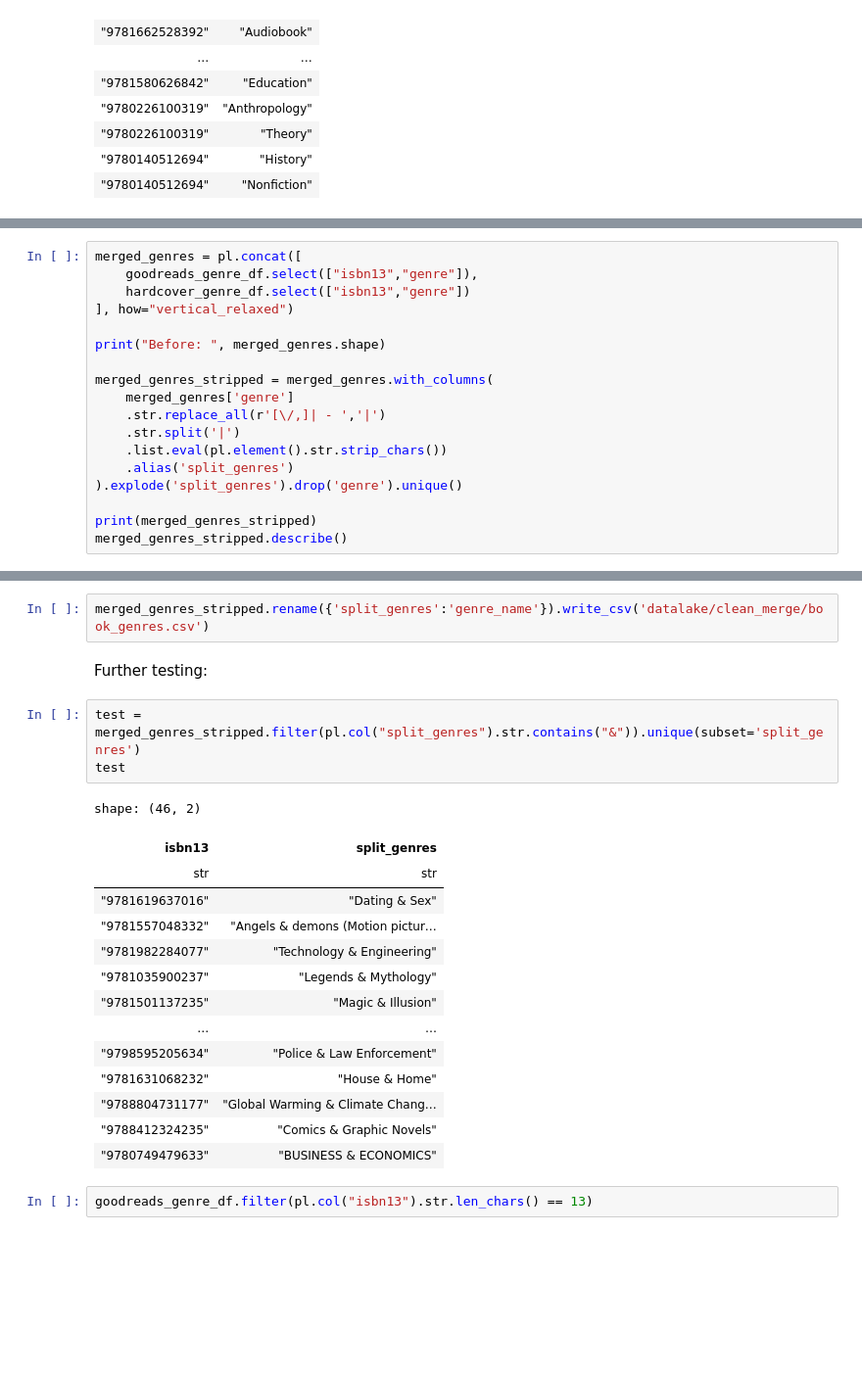
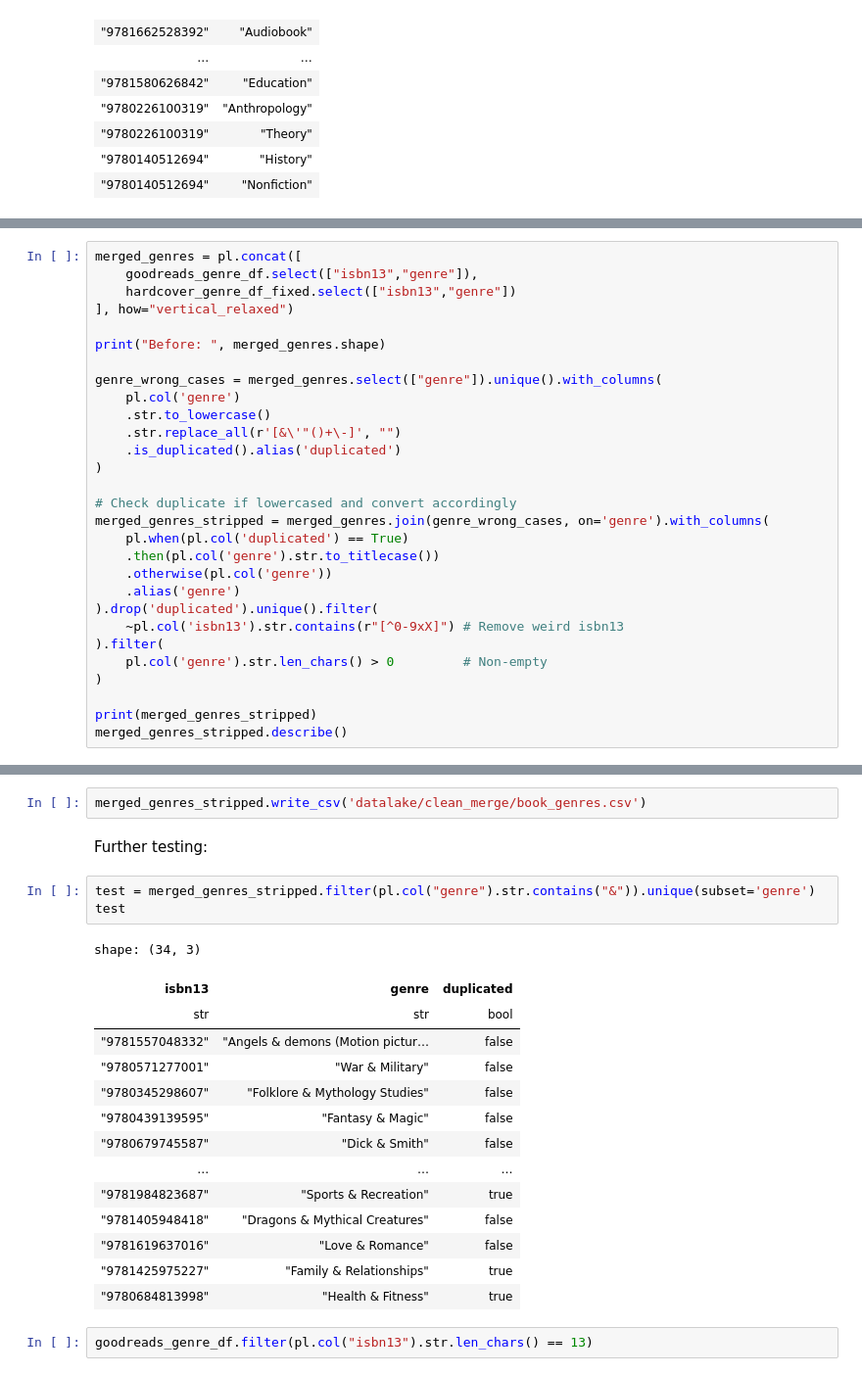
Before and after one commit to hwangisgone/book-rec-2, a Jupyter notebook: data-pipeline/merge_clean.ipynb, the cells around one changed output, grey strips where cells are left out. Shown at 98% size. Cells and saved outputs as stored; diff of their text form; blank space fills up the shorter version.

```diff
--- a/data-pipeline/merge_clean.ipynb
+++ b/data-pipeline/merge_clean.ipynb
@@ -330,18 +449,29 @@ shape: (318_544, 2)
 # %%
 merged_genres = pl.concat([
     goodreads_genre_df.select(["isbn13","genre"]),
-    hardcover_genre_df.select(["isbn13","genre"])
+    hardcover_genre_df_fixed.select(["isbn13","genre"])
 ], how="vertical_relaxed")
 
 print("Before: ", merged_genres.shape)
 
-merged_genres_stripped = merged_genres.with_columns(
-    merged_genres['genre']
-    .str.replace_all(r'[\/,]| - ','|')
-    .str.split('|')
-    .list.eval(pl.element().str.strip_chars())
-    .alias('split_genres')
-).explode('split_genres').drop('genre').unique()
+genre_wrong_cases = merged_genres.select(["genre"]).unique().with_columns(
+    pl.col('genre')
+    .str.to_lowercase()
+    .str.replace_all(r'[&\'"()+\-]', "")
+    .is_duplicated().alias('duplicated')
+)
+
+# Check duplicate if lowercased and convert accordingly
+merged_genres_stripped = merged_genres.join(genre_wrong_cases, on='genre').with_columns(
+    pl.when(pl.col('duplicated') == True)
+    .then(pl.col('genre').str.to_titlecase())
+    .otherwise(pl.col('genre'))
+    .alias('genre')
+).drop('duplicated').unique().filter(
+    ~pl.col('isbn13').str.contains(r"[^0-9xX]") # Remove weird isbn13
+).filter(
+    pl.col('genre').str.len_chars() > 0         # Non-empty
+)
 
 print(merged_genres_stripped)
 merged_genres_stripped.describe()
@@ -378,27 +508,27 @@ shape: (9, 3)
 | "75%" | null | null |
 | "max" | "9990100000490" | "漫画" |
 # %%
-merged_genres_stripped.rename({'split_genres':'genre_name'}).write_csv('datalake/clean_merge/book_genres.csv')
+merged_genres_stripped.write_csv('datalake/clean_merge/book_genres.csv')
 # %% [markdown]
 Further testing:
 # %%
-test = merged_genres_stripped.filter(pl.col("split_genres").str.contains("&")).unique(subset='split_genres')
+test = merged_genres_stripped.filter(pl.col("genre").str.contains("&")).unique(subset='genre')
 test
 # %% [output]
-shape: (46, 2)
+shape: (34, 3)
-| isbn13 | split_genres |
-| str | str |
-| "9781619637016" | "Dating & Sex" |
-| "9781557048332" | "Angels & demons (Motion pictur… |
-| "9781982284077" | "Technology & Engineering" |
-| "9781035900237" | "Legends & Mythology" |
-| "9781501137235" | "Magic & Illusion" |
-| … | … |
-| "9798595205634" | "Police & Law Enforcement" |
-| "9781631068232" | "House & Home" |
-| "9788804731177" | "Global Warming & Climate Chang… |
-| "9788412324235" | "Comics & Graphic Novels" |
-| "9780749479633" | "BUSINESS & ECONOMICS" |
+| isbn13 | genre | duplicated |
+| str | str | bool |
+| "9781557048332" | "Angels & demons (Motion pictur… | false |
+| "9780571277001" | "War & Military" | false |
+| "9780345298607" | "Folklore & Mythology Studies" | false |
+| "9780439139595" | "Fantasy & Magic" | false |
+| "9780679745587" | "Dick & Smith" | false |
+| … | … | … |
+| "9781984823687" | "Sports & Recreation" | true |
+| "9781405948418" | "Dragons & Mythical Creatures" | false |
+| "9781619637016" | "Love & Romance" | false |
+| "9781425975227" | "Family & Relationships" | true |
+| "9780684813998" | "Health & Fitness" | true |
 # %%
 goodreads_genre_df.filter(pl.col("isbn13").str.len_chars() == 13)
 # %% [output]
```
Also changed, not shown: parts of 37 cells of this notebook, 2 other files.
